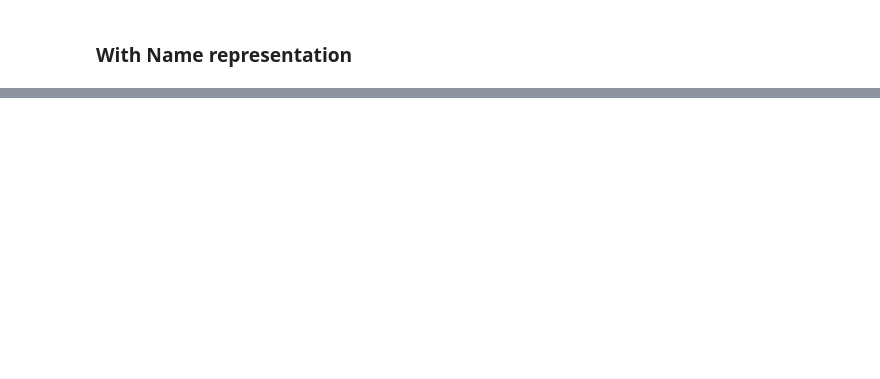
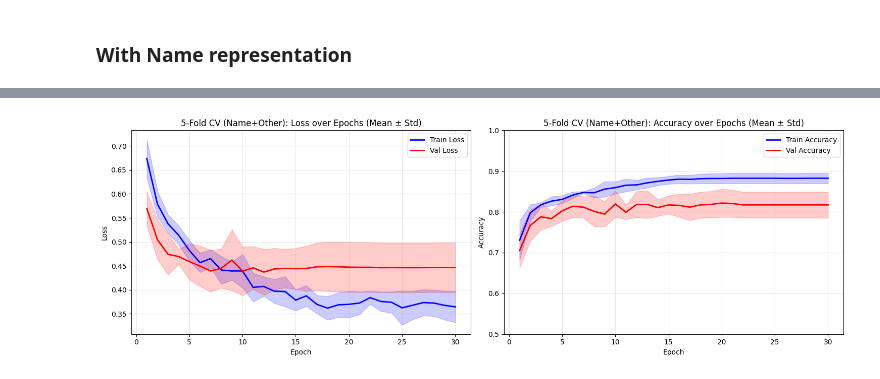
Before and after one commit to abhich98/MachineLearning, a Jupyter notebook: kaggle_titanic_competation_pytorch.ipynb, the cells around one changed output, grey strips where cells are left out. Saved outputs shown, nothing was run; the diff lists cells and outputs as text; code cells hidden in the pictures; blank space fills up the shorter version.

```diff
--- a/kaggle_titanic_competation_pytorch.ipynb
+++ b/kaggle_titanic_competation_pytorch.ipynb
@@ -196,8 +196,8 @@ Vocab size: 1950
 # %%
-def prepare_sequence(seq_text, to_ix):
+def prepare_sequence(seq_text, to_ix, default_idx=name_vocab_size):
     seq_text = re.sub(r'[^a-z\s]', '', seq_text.lower())
     seq = seq_text.split()
-    idxs = [to_ix[w] for w in seq]
+    idxs = [to_ix.get(w, default_idx) for w in seq]
     return torch.tensor(idxs, dtype=torch.long)
 
 train_names_vec = [prepare_sequence(name, word_to_idx) for name in train_df.Name]
@@ -208,7 +208,7 @@ all_names_vec = nn.utils.rnn.pad_sequence(train_names_vec + test_names_vec,
                                    batch_first=True)
 
 X_train_name = all_names_vec[: train_df.shape[0]]
-X_test_name = all_names_vec[train_df.shape[0] : ]
+X_test_name = all_names_vec[train_df.shape[0] :]
 X_train_name.shape
 # %% [output]
 torch.Size([891, 14])
@@ -678,17 +640,3 @@ def model_accuracy(model, name_vec, other_features, labels, print_report=False):
             print(classification_report(labels.cpu(), predicted.cpu()))
 
     return accuracy
-# %%
-# Initialize the model
-model = TitanicSurvivalModel(name_vocab_size = name_vocab_size,
-                             max_name_length = X_train_name.shape[1],
-                             name_embedding_dim = 5,
-                             other_feature_dim = X_train_other.shape[1])
-
-# Loss function and optimizer
-criterion = nn.BCEWithLogitsLoss()  # More numerically stable than BCELoss + sigmoid
-optimizer = optim.Adam(model.parameters(), lr=0.0005)
-
-print(f"Model initialized with:")
-print(f"\nModel architecture:\n{model}")
-print("# model parameters: ", sum([p.numel() for p in model.parameters()]))
@@ -788,0 +809,74 @@ Best model performance on validation set:
+# %%
+# Pad all fold histories to same length (some folds stop early)
+max_epochs_name = max(len(fold) for fold in all_fold_train_losses_name)
+
+# Pad with last value for folds that stopped early
+padded_train_losses_name = []
+padded_val_losses_name = []
+padded_train_accs_name = []
+padded_val_accs_name = []
+
+for i in range(n_folds):
+    train_loss = all_fold_train_losses_name[i] + [all_fold_train_losses_name[i][-1]] * (max_epochs_name - len(all_fold_train_losses_name[i]))
+    val_loss = all_fold_val_losses_name[i] + [all_fold_val_losses_name[i][-1]] * (max_epochs_name - len(all_fold_val_losses_name[i]))
+    train_acc = all_fold_train_accs_name[i] + [all_fold_train_accs_name[i][-1]] * (max_epochs_name - len(all_fold_train_accs_name[i]))
+    val_acc = all_fold_val_accs_name[i] + [all_fold_val_accs_name[i][-1]] * (max_epochs_name - len(all_fold_val_accs_name[i]))
+
+    padded_train_losses_name.append(train_loss)
+    padded_val_losses_name.append(val_loss)
+    padded_train_accs_name.append(train_acc)
+    padded_val_accs_name.append(val_acc)
+
+# Convert to numpy arrays
+padded_train_losses_name = np.array(padded_train_losses_name)
+padded_val_losses_name = np.array(padded_val_losses_name)
+padded_train_accs_name = np.array(padded_train_accs_name)
+padded_val_accs_name = np.array(padded_val_accs_name)
+
+# Calculate mean and std across folds
+mean_train_loss_name = padded_train_losses_name.mean(axis=0)
+std_train_loss_name = padded_train_losses_name.std(axis=0)
+mean_val_loss_name = padded_val_losses_name.mean(axis=0)
+std_val_loss_name = padded_val_losses_name.std(axis=0)
+
+mean_train_acc_name = padded_train_accs_name.mean(axis=0)
+std_train_acc_name = padded_train_accs_name.std(axis=0)
+mean_val_acc_name = padded_val_accs_name.mean(axis=0)
+std_val_acc_name = padded_val_accs_name.std(axis=0)
+
+# Plot Loss
+fig, (ax1, ax2) = plt.subplots(1, 2, figsize=(15, 5))
+
+epochs = np.arange(1, max_epochs_name + 1)
+
+# Loss plot
+ax1.plot(epochs, mean_train_loss_name, 'b-', label='Train Loss', linewidth=2)
+ax1.fill_between(epochs, mean_train_loss_name - std_train_loss_name, mean_train_loss_name + std_train_loss_name,
+                  alpha=0.2, color='blue')
+ax1.plot(epochs, mean_val_loss_name, 'r-', label='Val Loss', linewidth=2)
+ax1.fill_between(epochs, mean_val_loss_name - std_val_loss_name, mean_val_loss_name + std_val_loss_name,
+                  alpha=0.2, color='red')
+ax1.set_xlabel('Epoch')
+ax1.set_ylabel('Loss')
+ax1.set_title(f'{n_folds}-Fold CV (Name+Other): Loss over Epochs (Mean ± Std)')
+ax1.legend()
+ax1.grid(True, alpha=0.3)
+
+# Accuracy plot
+ax2.plot(epochs, mean_train_acc_name, 'b-', label='Train Accuracy', linewidth=2)
+ax2.fill_between(epochs, mean_train_acc_name - std_train_acc_name, mean_train_acc_name + std_train_acc_name,
+                  alpha=0.2, color='blue')
+ax2.plot(epochs, mean_val_acc_name, 'r-', label='Val Accuracy', linewidth=2)
+ax2.fill_between(epochs, mean_val_acc_name - std_val_acc_name, mean_val_acc_name + std_val_acc_name,
+                  alpha=0.2, color='red')
+ax2.set_xlabel('Epoch')
+ax2.set_ylabel('Accuracy')
+ax2.set_ylim([0.5, 1.0])
+ax2.set_title(f'{n_folds}-Fold CV (Name+Other): Accuracy over Epochs (Mean ± Std)')
+ax2.legend()
+ax2.grid(True, alpha=0.3)
+
+plt.tight_layout()
+plt.show()
+# %% [output]
+[figure, added]
```
Also changed, not shown: parts of 32 cells of this notebook.
